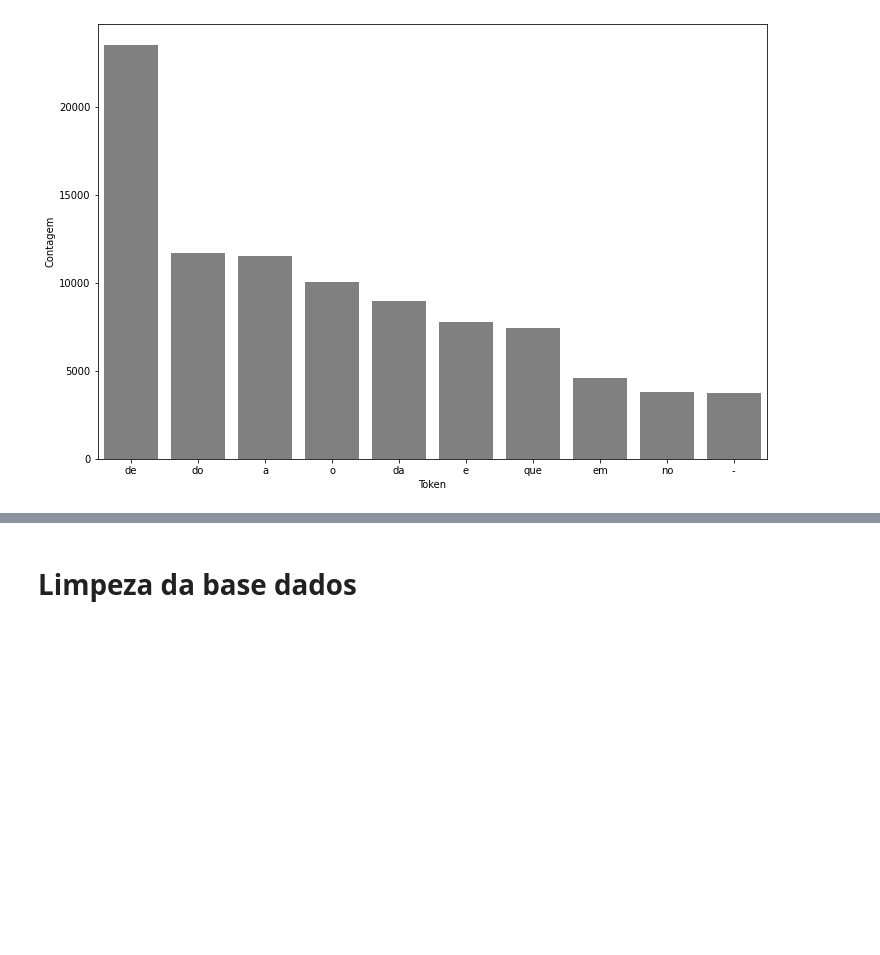
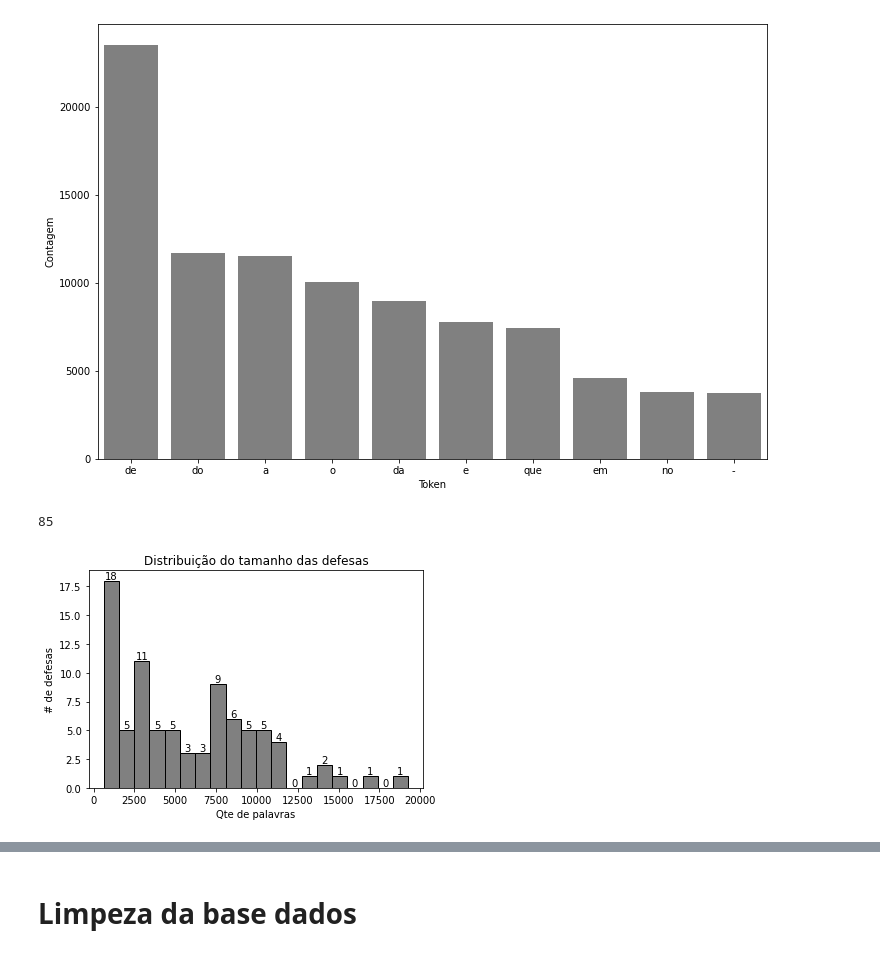
Before and after one commit to pgpa123/MBA_Ciencia_Dados, a Jupyter notebook: TCC_final.ipynb, the cells around one changed output, grey strips where cells are left out. Cells and saved outputs as stored; diff of their text form; code cells hidden in the pictures; blank space fills up the shorter version.

```diff
--- a/TCC_final.ipynb
+++ b/TCC_final.ipynb
@@ -310 +321,6 @@ pareto(df,"Defesa","descr_decisao=='Cancelado'",10)
+# %%
+tam_def()
+# %% [output]
+85
+[figure, added]
 # %%
```
Also changed, not shown: parts of 11 cells of this notebook.
